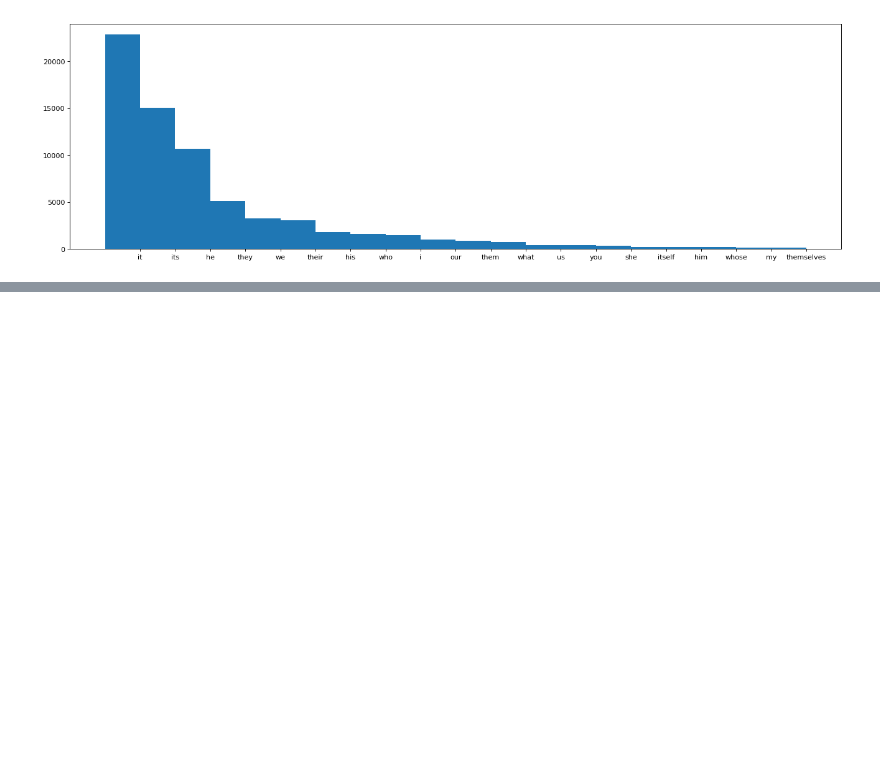
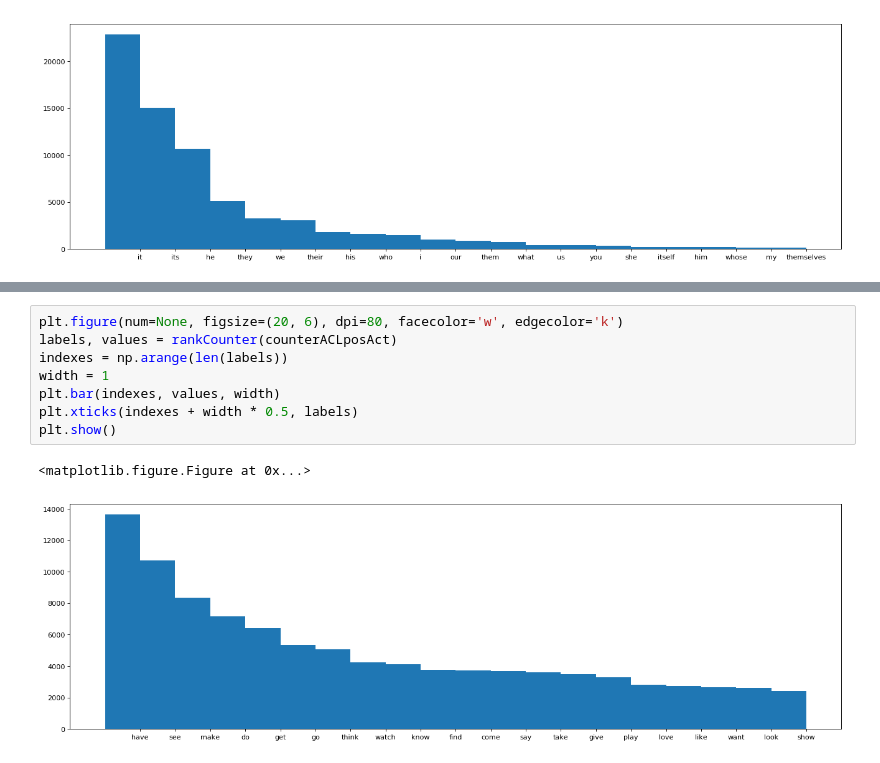
Before and after one commit to lucerne/com_metrics_chatbot, a Jupyter notebook: code/analysis/spark_analysis-2.ipynb, the cells around one changed output, grey strips where cells are left out. Cells and saved outputs as stored; diff of their text form; blank space fills up the shorter version.

Commit message:
create histograms

```diff
--- a/code/analysis/spark_analysis-2.ipynb
+++ b/code/analysis/spark_analysis-2.ipynb
@@ -322,0 +301,11 @@ KeyboardInterrupt:
+# %%
+plt.figure(num=None, figsize=(20, 6), dpi=80, facecolor='w', edgecolor='k')
+labels, values = rankCounter(counterACLposAct)
+indexes = np.arange(len(labels))
+width = 1
+plt.bar(indexes, values, width)
+plt.xticks(indexes + width * 0.5, labels)
+plt.show()
+# %% [output]
+<matplotlib.figure.Figure at 0x...>
+[figure, added]
```
Also changed, not shown: parts of 11 cells of this notebook, 1 other file.
